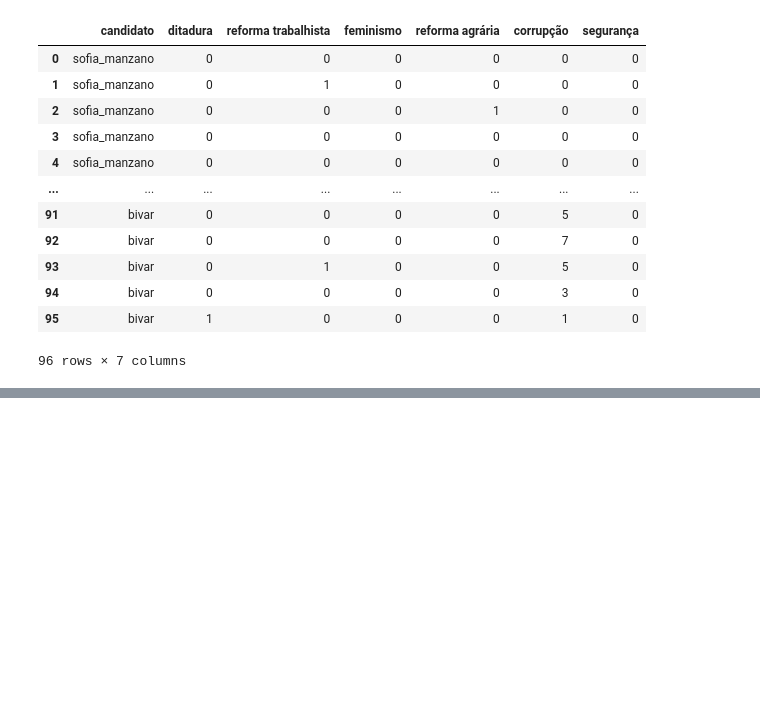
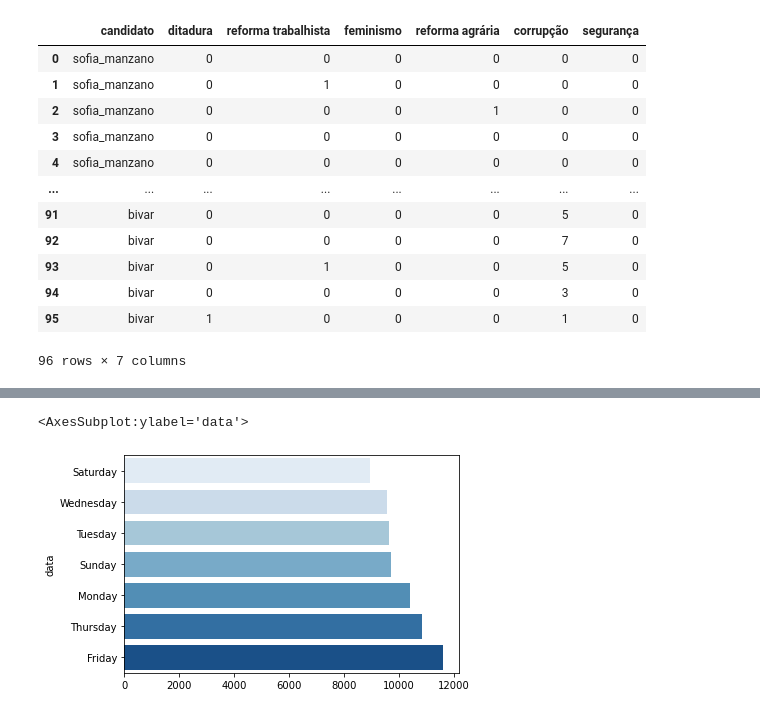
Before and after one commit to EduardoTTristao/analise-de-sentimento-politico-pelo-twitter, a Jupyter notebook: analise-de-sentimento-politico-pelo-twitter/data_analysis.ipynb, the cells around one changed output, grey strips where cells are left out. Saved outputs shown, nothing was run; the diff lists cells and outputs as text; code cells hidden in the pictures; blank space fills up the shorter version.

```diff
--- a/analise-de-sentimento-politico-pelo-twitter/data_analysis.ipynb
+++ b/analise-de-sentimento-politico-pelo-twitter/data_analysis.ipynb
@@ -106,0 +193,3 @@ Name: reforma agrária, dtype: int64
+# %%
+df = df1.merge(df2).merge(df3)
+df
@@ -106,0 +210,6 @@ Name: reforma agrária, dtype: int64
+# %%
+df['Total'] = df.apply(lambda x: x[2:].sum(), axis = 1)
+# %%
+from datetime import datetime
+
+df['data'] = pd.to_datetime(df['data']).dt.day_name()
@@ -106,0 +218,2 @@ Name: reforma agrária, dtype: int64
+# %%
+data_engajamento = df.groupby("data")['Total'].sum().sort_values(ascending=False)
@@ -106,0 +232,5 @@ Name: reforma agrária, dtype: int64
+# %%
+sns.barplot(y = data_engajamento.index, x = data_engajamento.values, orient = 'h',palette = "Blues")
+# %% [output]
+<AxesSubplot:ylabel='data'>
+[figure, added]
```
Also changed, not shown: parts of 21 cells of this notebook, 6 other files.
